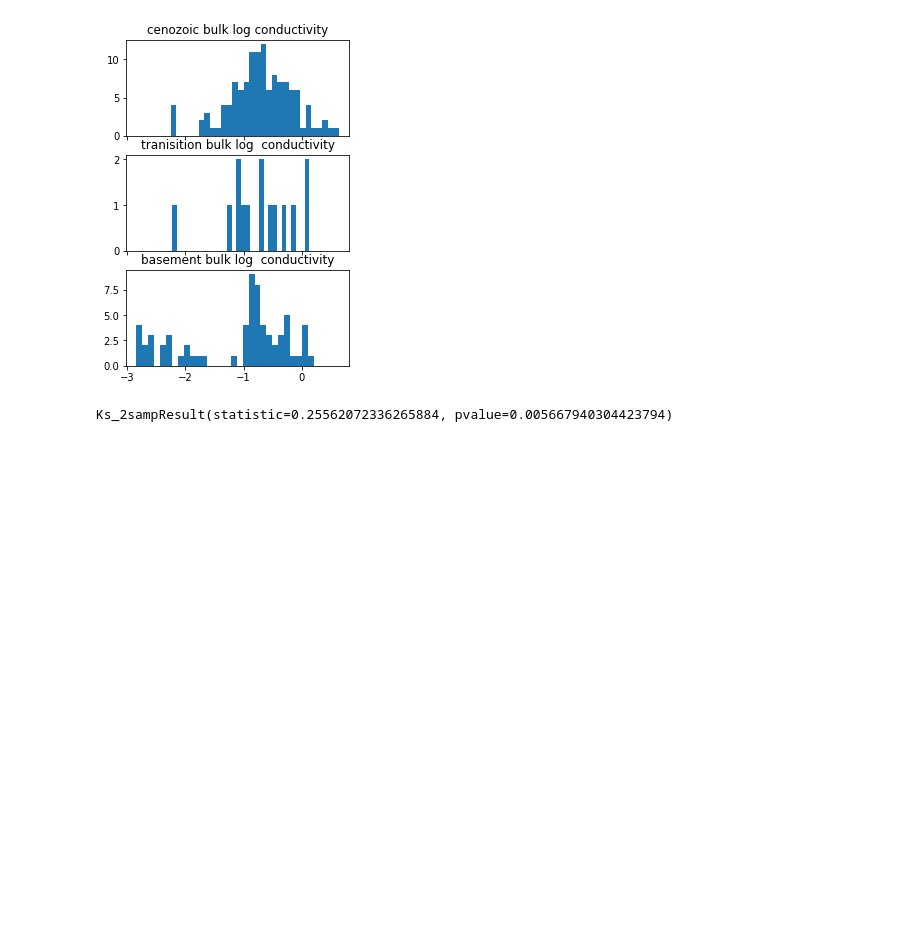
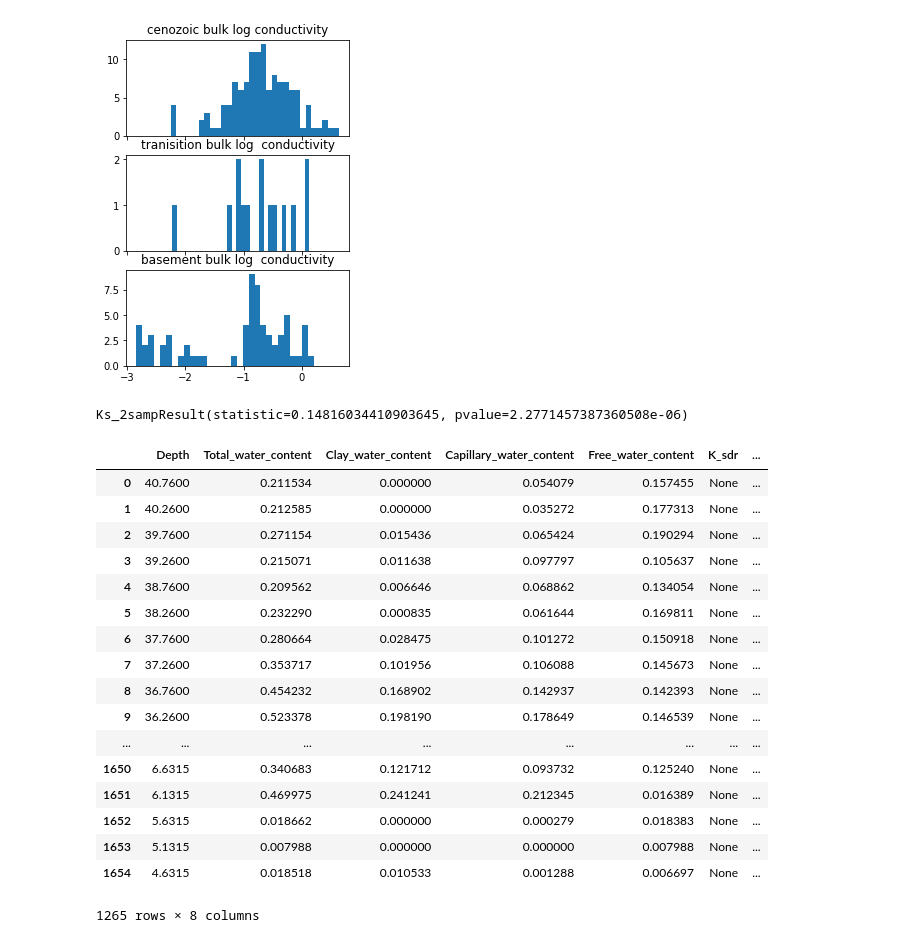
Before and after one commit to GeoscienceAustralia/hydrogeol_utils, a Jupyter notebook: notebooks/EastKimberley_borehole_key_params.ipynb, the cells around one changed output. Drawn from its saved outputs; the diff is of its cells as text; code cells hidden in the pictures; blank space fills up the shorter version.

```diff
--- a/notebooks/EastKimberley_borehole_key_params.ipynb
+++ b/notebooks/EastKimberley_borehole_key_params.ipynb
@@ -350,9 +353,30 @@ plt.show()
 from scipy.stats import ks_2samp
 
 # Extract log hydraulic K for each unit
-cond_ceno = np.log10(df_AEM_shallow[df_AEM_shallow['stratigraphy'] == masks[0]]['Bulk_conductivity'].values)
-cond_basement = np.log10(df_AEM_shallow[df_AEM_shallow['stratigraphy'] == masks[2]]['Bulk_conductivity'].values)
+nmr_ceno = df_bNMR_shallow[df_bNMR_shallow['stratigraphy'] == masks[0]]['Clay_water_content'].values
+nmr_basement = df_bNMR_shallow[df_bNMR_shallow['stratigraphy'] == masks[2]]['Clay_water_content'].values
 
-ks_2samp(cond_ceno, cond_basement)
+ks_2samp(nmr_ceno, nmr_basement)
 # %% [output]
-Ks_2sampResult(statistic=0.25562072336265884, pvalue=0.005667940304423794)
+Ks_2sampResult(statistic=0.14816034410903645, pvalue=2.2771457387360508e-06)
+# %%
+df_bNMR_shallow
+# %% [output]
+|  | Depth | Total_water_content | Clay_water_content | Capillary_water_content | Free_water_content | K_sdr | ... |
+| 0 | 40.7600 | 0.211534 | 0.000000 | 0.054079 | 0.157455 | None | ... |
+| 1 | 40.2600 | 0.212585 | 0.000000 | 0.035272 | 0.177313 | None | ... |
+| 2 | 39.7600 | 0.271154 | 0.015436 | 0.065424 | 0.190294 | None | ... |
+| 3 | 39.2600 | 0.215071 | 0.011638 | 0.097797 | 0.105637 | None | ... |
+| 4 | 38.7600 | 0.209562 | 0.006646 | 0.068862 | 0.134054 | None | ... |
+| 5 | 38.2600 | 0.232290 | 0.000835 | 0.061644 | 0.169811 | None | ... |
+| 6 | 37.7600 | 0.280664 | 0.028475 | 0.101272 | 0.150918 | None | ... |
+| 7 | 37.2600 | 0.353717 | 0.101956 | 0.106088 | 0.145673 | None | ... |
+| 8 | 36.7600 | 0.454232 | 0.168902 | 0.142937 | 0.142393 | None | ... |
+| 9 | 36.2600 | 0.523378 | 0.198190 | 0.178649 | 0.146539 | None | ... |
+| ... | ... | ... | ... | ... | ... | ... | ... |
+| 1650 | 6.6315 | 0.340683 | 0.121712 | 0.093732 | 0.125240 | None | ... |
+| 1651 | 6.1315 | 0.469975 | 0.241241 | 0.212345 | 0.016389 | None | ... |
+| 1652 | 5.6315 | 0.018662 | 0.000000 | 0.000279 | 0.018383 | None | ... |
+| 1653 | 5.1315 | 0.007988 | 0.000000 | 0.000000 | 0.007988 | None | ... |
+| 1654 | 4.6315 | 0.018518 | 0.010533 | 0.001288 | 0.006697 | None | ... |
+1265 rows × 8 columns
```
Also changed, not shown: parts of 6 cells of this notebook, 4 other files.
